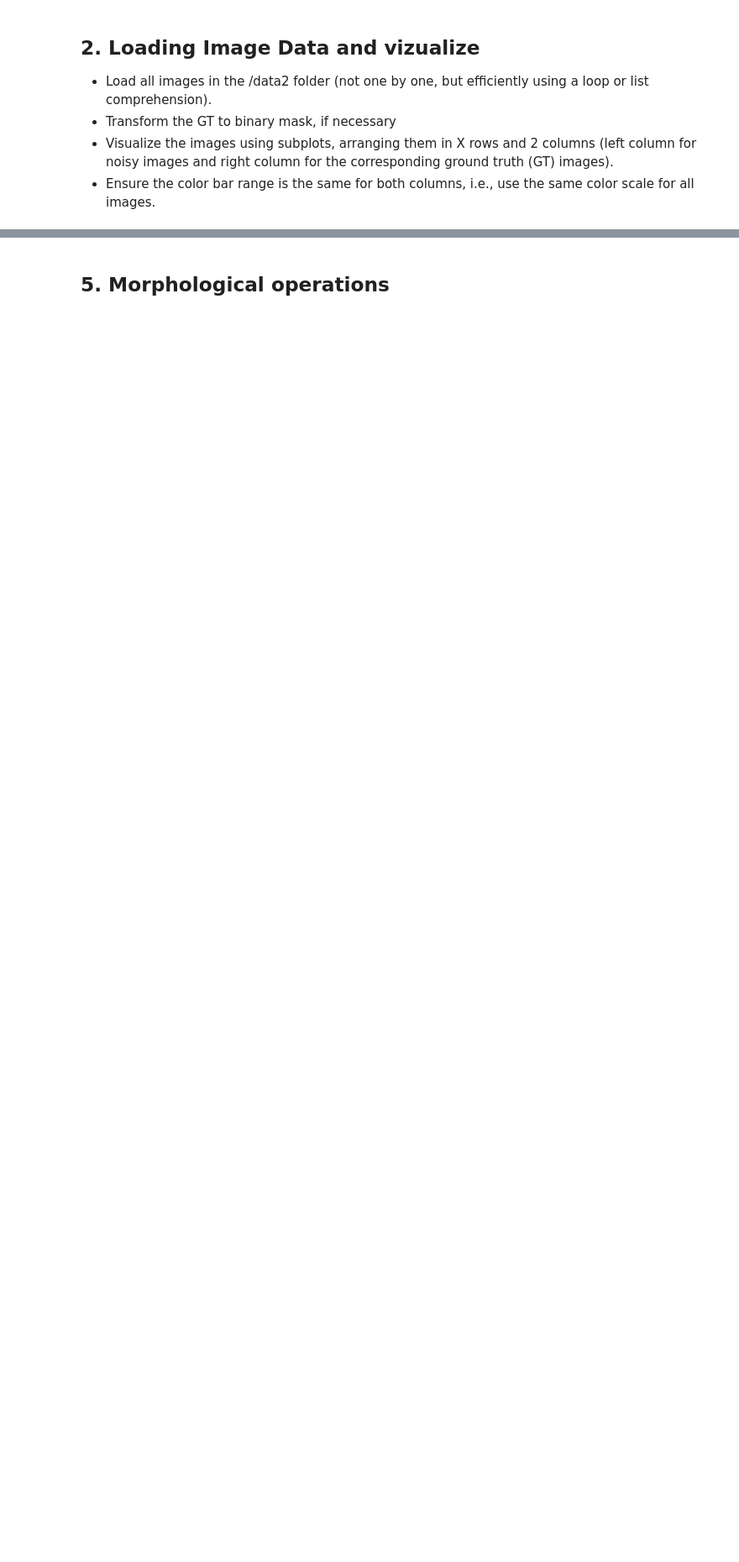
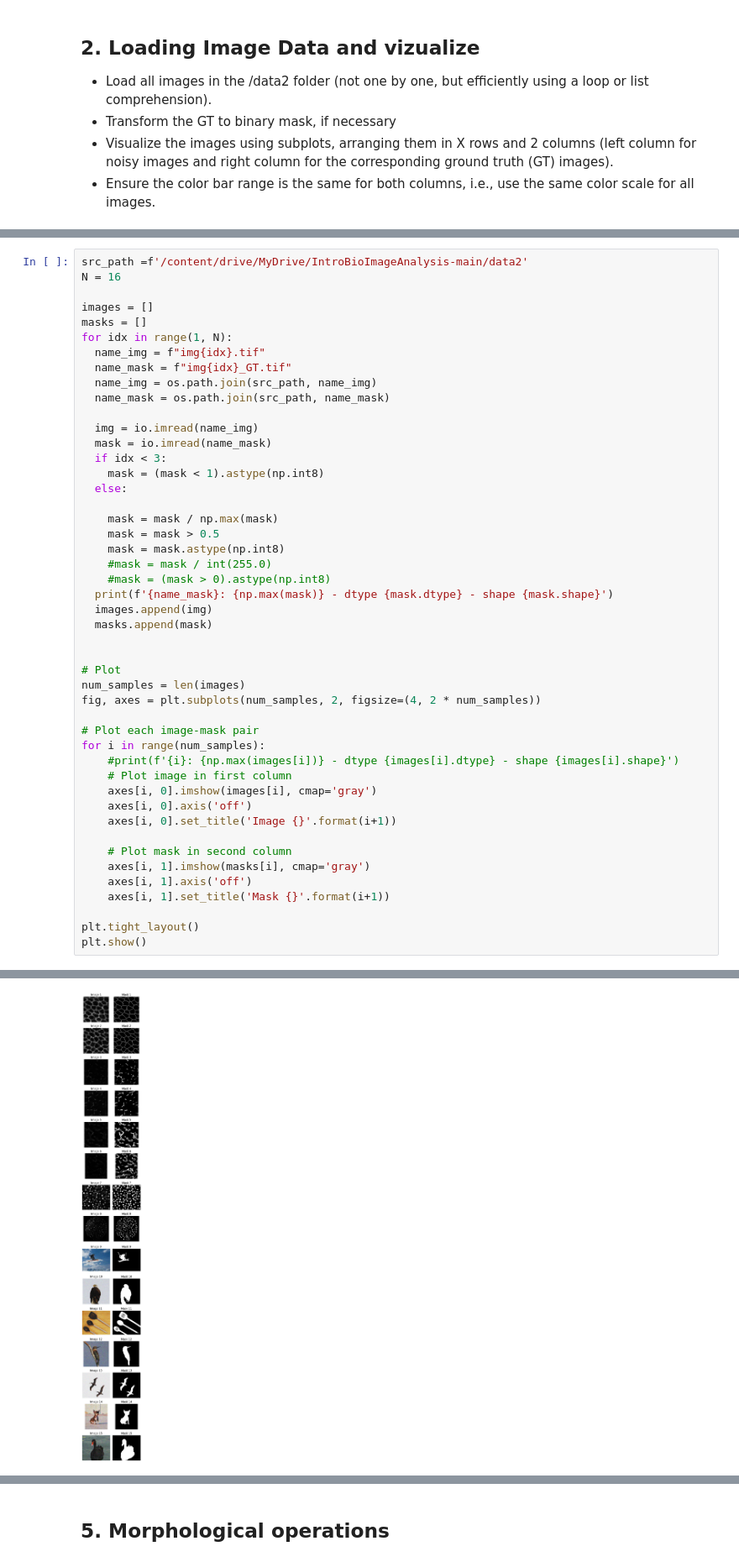
Before and after one commit to Negatix092/Image_Processing, a Jupyter notebook: Image_analysis_tutorial_II.ipynb, the cells around one changed output, grey strips where cells are left out. Shown at 84% size. Drawn from its saved outputs; the diff is of its cells as text; blank space fills up the shorter version.

```diff
--- a/Image_analysis_tutorial_II.ipynb
+++ b/Image_analysis_tutorial_II.ipynb
@@ -15,0 +39,48 @@
+# %%
+src_path =f'/content/drive/MyDrive/IntroBioImageAnalysis-main/data2'
+N = 16
+
+images = []
+masks = []
+for idx in range(1, N):
+  name_img = f"img{idx}.tif"
+  name_mask = f"img{idx}_GT.tif"
+  name_img = os.path.join(src_path, name_img)
+  name_mask = os.path.join(src_path, name_mask)
+
+  img = io.imread(name_img)
+  mask = io.imread(name_mask)
+  if idx < 3:
+    mask = (mask < 1).astype(np.int8)
+  else:
+
+    mask = mask / np.max(mask)
+    mask = mask > 0.5
+    mask = mask.astype(np.int8)
+    #mask = mask / int(255.0)
+    #mask = (mask > 0).astype(np.int8)
+  print(f'{name_mask}: {np.max(mask)} - dtype {mask.dtype} - shape {mask.shape}')
+  images.append(img)
+  masks.append(mask)
+
+
+# Plot
+num_samples = len(images)
+fig, axes = plt.subplots(num_samples, 2, figsize=(4, 2 * num_samples))
+
+# Plot each image-mask pair
+for i in range(num_samples):
+    #print(f'{i}: {np.max(images[i])} - dtype {images[i].dtype} - shape {images[i].shape}')
+    # Plot image in first column
+    axes[i, 0].imshow(images[i], cmap='gray')
+    axes[i, 0].axis('off')
+    axes[i, 0].set_title('Image {}'.format(i+1))
+
+    # Plot mask in second column
+    axes[i, 1].imshow(masks[i], cmap='gray')
+    axes[i, 1].axis('off')
+    axes[i, 1].set_title('Mask {}'.format(i+1))
+
+plt.tight_layout()
+plt.show()
+# %% [output]
@@ -16,3 +102,4 @@
+[figure, added]
 # %% [markdown]
 ## 3. Image filtering
 
```
Also changed, not shown: parts of 4 cells of this notebook.
